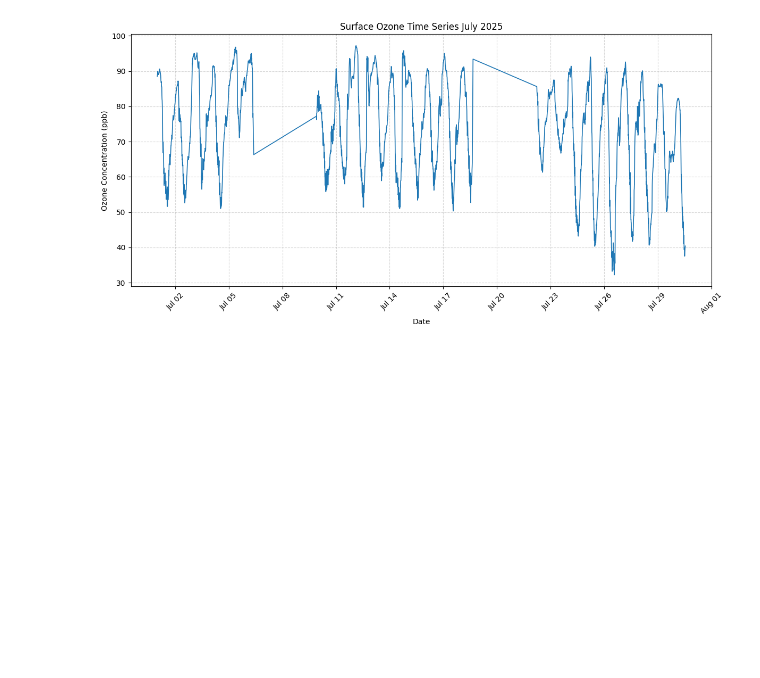
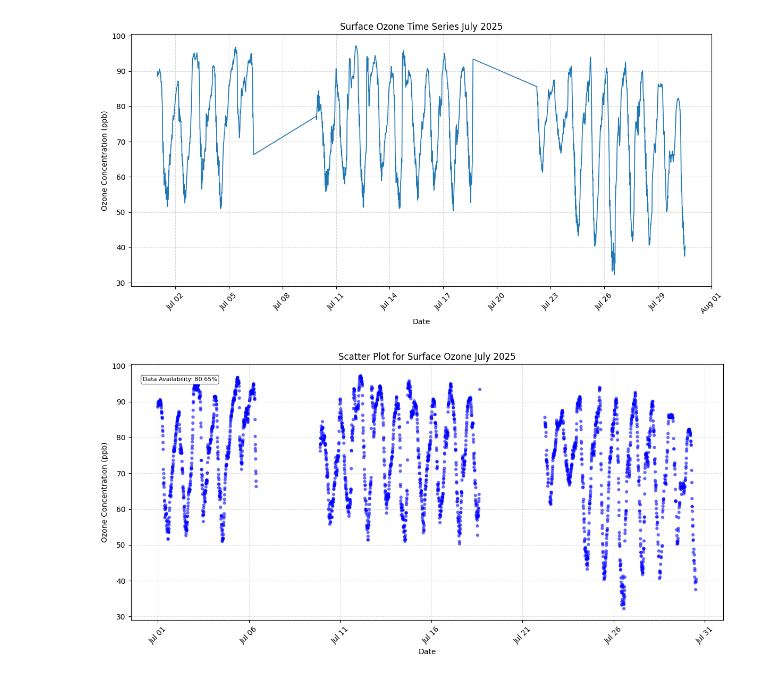
Before and after one commit to MUTUKU-1/NRBSURFACEO3, a Jupyter notebook: surfaceozone.ipynb, the cells around one changed output. Drawn from its saved outputs; the diff is of its cells as text; code cells hidden in the pictures; blank space fills up the shorter version.

Commit message:
surfaceO3

```diff
--- a/surfaceozone.ipynb
+++ b/surfaceozone.ipynb
@@ -146,3 +146,62 @@ plt.tight_layout()
 plt.show()
 # %% [output]
 [figure]
+# %%
+import matplotlib.pyplot as plt
+import matplotlib.dates as mdates
+import pandas as pd
+
+# Ensure 'Datetime' column is datetime type
+surface_ozone["Datetime"] = pd.to_datetime(surface_ozone["Datetime"])
+
+# Filter for July 2025
+july_mask = surface_ozone["Datetime"].dt.month == 7
+july_data = surface_ozone[july_mask]
+
+# Calculate total expected days and days with data
+expected_days = 31
+available_days = july_data["Datetime"].dt.date.nunique()
+availability_percent = round((available_days / expected_days) * 100, 2)
+
+# Extract x and y
+x = july_data["Datetime"]
+y = july_data["Ozone_ppb"]
+
+# Create figure and axis
+fig, ax = plt.subplots(figsize=(12, 6))
+
+# Scatter plot
+ax.scatter(
+    x,
+    y,
+    s=20,
+    alpha=0.6,
+    color="blue",
+    edgecolor="none"
+)
+
+# Format x-axis for dates
+ax.xaxis.set_major_locator(mdates.DayLocator(interval=5))
+ax.xaxis.set_major_formatter(mdates.DateFormatter("%b %d"))
+plt.xticks(rotation=45)
+
+# Labels, title, grid
+ax.set_xlabel("Date")
+ax.set_ylabel("Ozone Concentration (ppb)")
+ax.set_title("Scatter Plot for Surface Ozone July 2025")
+ax.grid(True, linestyle="--", alpha=0.4)
+
+# Annotate data availability (top-left of plot)
+ax.text(
+    0.02, 0.95,
+    f"Data Availability: {availability_percent}%",
+    transform=ax.transAxes,
+    fontsize=8,
+    verticalalignment='top',
+    bbox=dict(boxstyle='round', facecolor='white', edgecolor='gray')
+)
+
+plt.tight_layout()
+plt.show()
+# %% [output]
+[figure, added]
```
